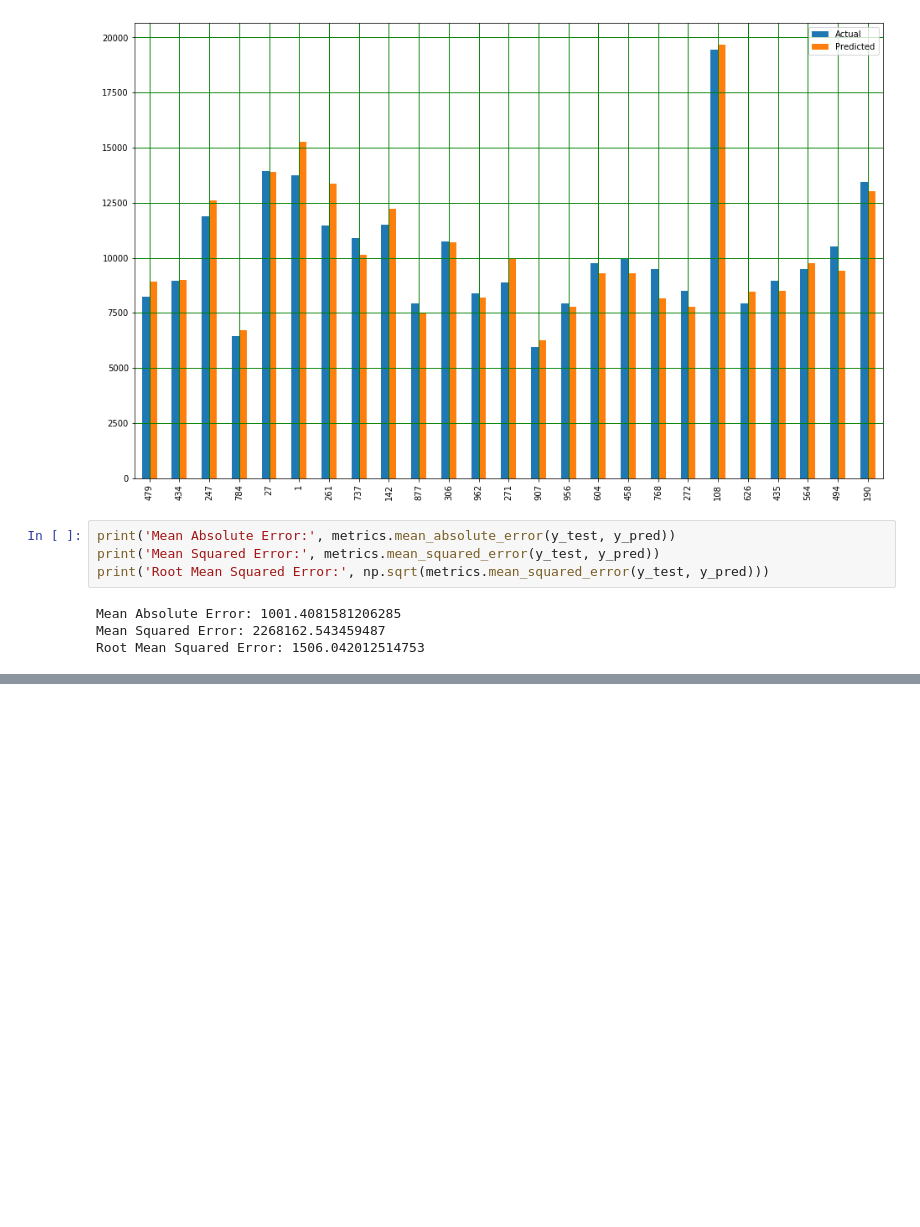
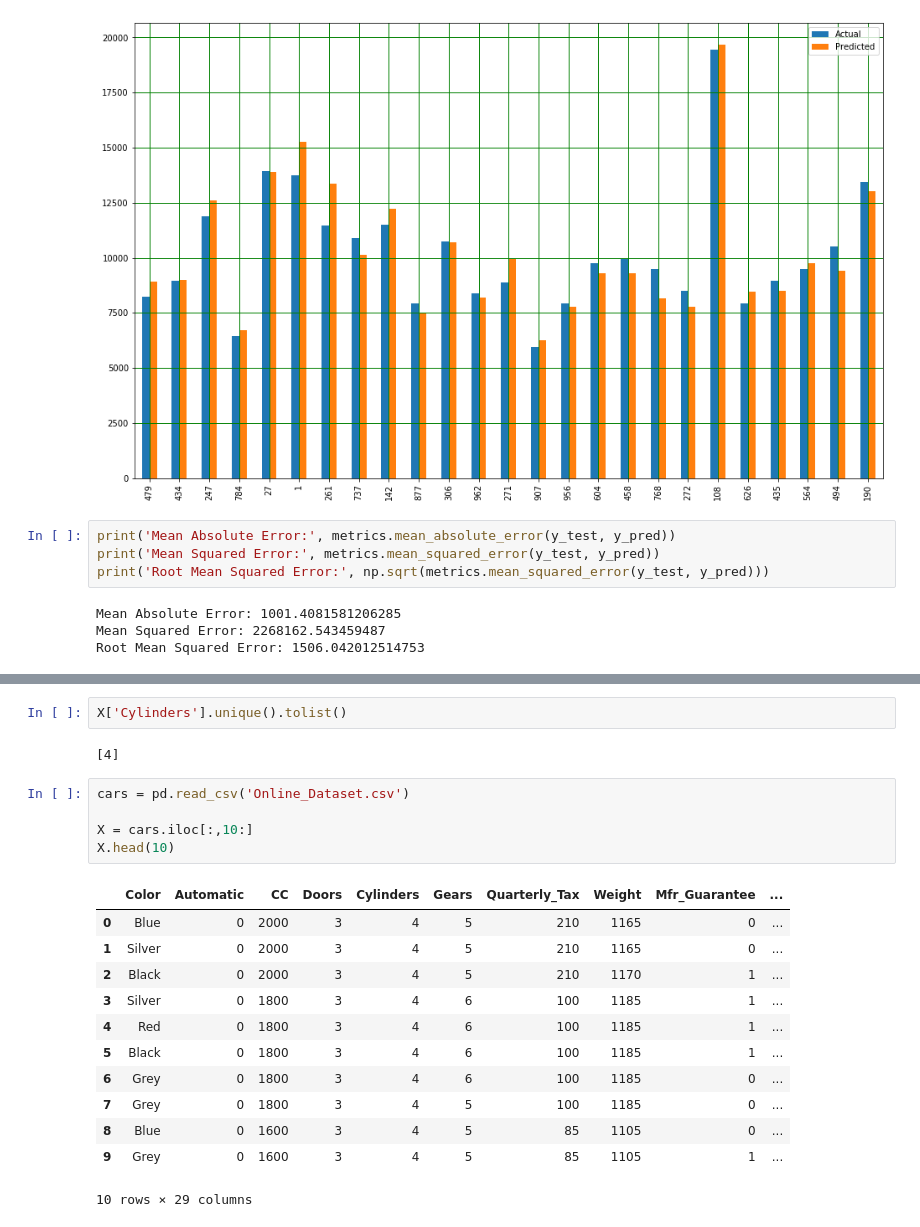
Before and after one commit to tharushajayadeera/Research_Python_Project, a Jupyter notebook: Online Dataset/MLR_With_Online_Dataset.ipynb, the cells around one changed output, grey strips where cells are left out. Saved outputs shown, nothing was run; the diff lists cells and outputs as text; blank space fills up the shorter version.

```diff
--- a/Online Dataset/MLR_With_Online_Dataset.ipynb
+++ b/Online Dataset/MLR_With_Online_Dataset.ipynb
@@ -255,0 +335,22 @@ score
+# %%
+X['Cylinders'].unique().tolist()
+# %% [output]
+[4]
+# %%
+cars = pd.read_csv('Online_Dataset.csv')
+
+X = cars.iloc[:,10:]
+X.head(10)
+# %% [output]
+|  | Color | Automatic | CC | Doors | Cylinders | Gears | Quarterly_Tax | Weight | Mfr_Guarantee | ... |
+| 0 | Blue | 0 | 2000 | 3 | 4 | 5 | 210 | 1165 | 0 | ... |
+| 1 | Silver | 0 | 2000 | 3 | 4 | 5 | 210 | 1165 | 0 | ... |
+| 2 | Black | 0 | 2000 | 3 | 4 | 5 | 210 | 1170 | 1 | ... |
+| 3 | Silver | 0 | 1800 | 3 | 4 | 6 | 100 | 1185 | 1 | ... |
+| 4 | Red | 0 | 1800 | 3 | 4 | 6 | 100 | 1185 | 1 | ... |
+| 5 | Black | 0 | 1800 | 3 | 4 | 6 | 100 | 1185 | 1 | ... |
+| 6 | Grey | 0 | 1800 | 3 | 4 | 6 | 100 | 1185 | 0 | ... |
+| 7 | Grey | 0 | 1800 | 3 | 4 | 5 | 100 | 1185 | 0 | ... |
+| 8 | Blue | 0 | 1600 | 3 | 4 | 5 | 85 | 1105 | 0 | ... |
+| 9 | Grey | 0 | 1600 | 3 | 4 | 5 | 85 | 1105 | 1 | ... |
+10 rows × 29 columns
```
Also changed, not shown: parts of 6 cells of this notebook, 5 other files.
